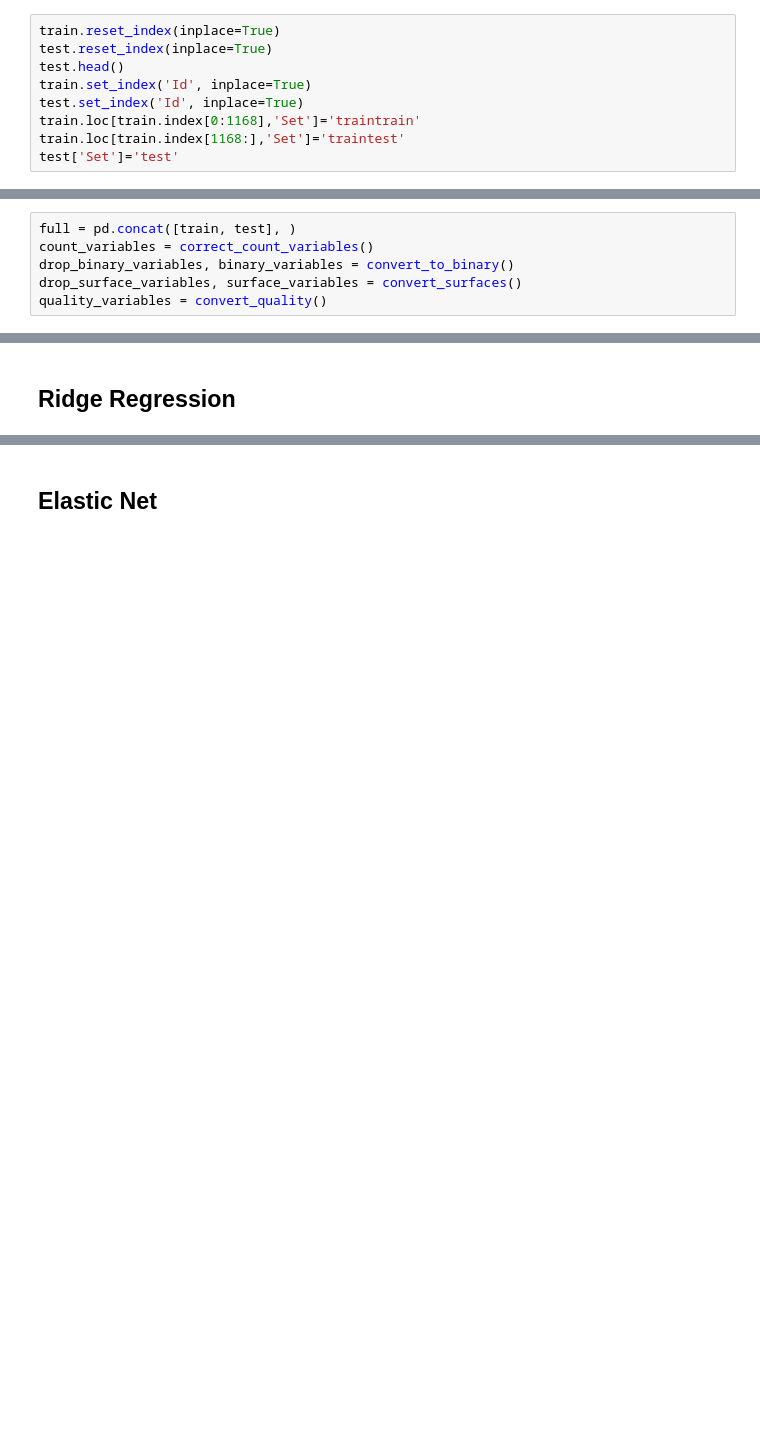
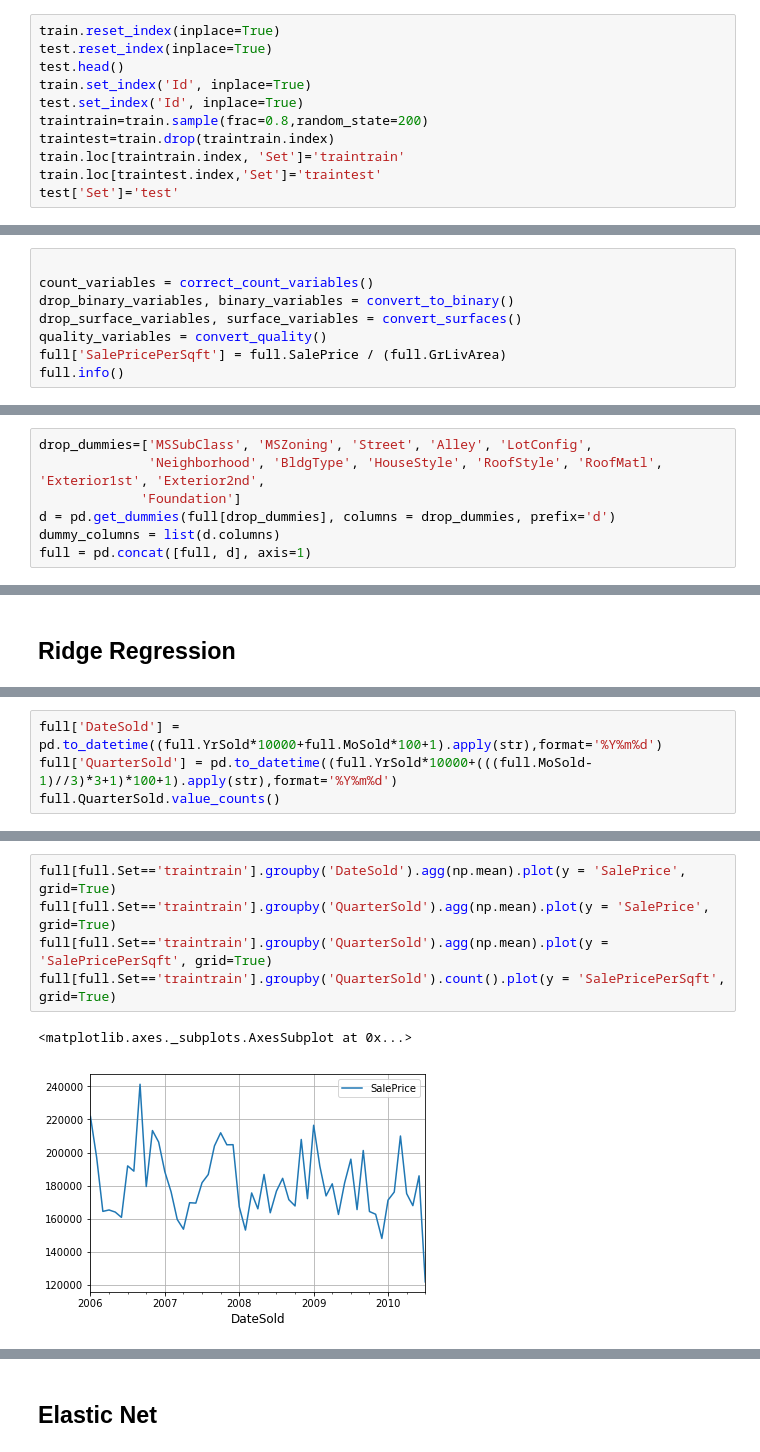
Before and after one commit to psciamma/Scikit-Learn-Projects, a Jupyter notebook: HousePrices_v5.ipynb, the cells around one changed output, grey strips where cells are left out. Saved outputs shown, nothing was run; the diff lists cells and outputs as text; blank space fills up the shorter version.

```diff
--- a/HousePrices_v5.ipynb
+++ b/HousePrices_v5.ipynb
@@ -28,8 +29,10 @@ test.reset_index(inplace=True)
 test.head()
 train.set_index('Id', inplace=True)
 test.set_index('Id', inplace=True)
-train.loc[train.index[0:1168],'Set']='traintrain'
-train.loc[train.index[1168:],'Set']='traintest'
+traintrain=train.sample(frac=0.8,random_state=200)
+traintest=train.drop(traintrain.index)
+train.loc[traintrain.index, 'Set']='traintrain'
+train.loc[traintest.index,'Set']='traintest'
 test['Set']='test'
 # %% [markdown]
 ## count variables
@@ -103,6 +128,8 @@ def convert_quality():
 # %%
-full = pd.concat([train, test], )
+
 count_variables = correct_count_variables()
 drop_binary_variables, binary_variables = convert_to_binary()
 drop_surface_variables, surface_variables = convert_surfaces()
 quality_variables = convert_quality()
+full['SalePricePerSqft'] = full.SalePrice / (full.GrLivArea)
+full.info()
@@ -288,2 +183,9 @@ memory usage: 205.2 KB
+# %%
+drop_dummies=['MSSubClass', 'MSZoning', 'Street', 'Alley', 'LotConfig',
+              'Neighborhood', 'BldgType', 'HouseStyle', 'RoofStyle', 'RoofMatl', 'Exterior1st', 'Exterior2nd',
+             'Foundation']
+d = pd.get_dummies(full[drop_dummies], columns = drop_dummies, prefix='d')
+dummy_columns = list(d.columns)
+full = pd.concat([full, d], axis=1)
 # %% [markdown]
 ## set up fields and training set
@@ -392,0 +313,4 @@ Pipeline(memory=None,
+# %%
+full['DateSold'] = pd.to_datetime((full.YrSold*10000+full.MoSold*100+1).apply(str),format='%Y%m%d')
+full['QuarterSold'] = pd.to_datetime((full.YrSold*10000+(((full.MoSold-1)//3)*3+1)*100+1).apply(str),format='%Y%m%d')
+full.QuarterSold.value_counts()
@@ -392,0 +338,8 @@ Pipeline(memory=None,
+# %%
+full[full.Set=='traintrain'].groupby('DateSold').agg(np.mean).plot(y = 'SalePrice', grid=True)
+full[full.Set=='traintrain'].groupby('QuarterSold').agg(np.mean).plot(y = 'SalePrice', grid=True)
+full[full.Set=='traintrain'].groupby('QuarterSold').agg(np.mean).plot(y = 'SalePricePerSqft', grid=True)
+full[full.Set=='traintrain'].groupby('QuarterSold').count().plot(y = 'SalePricePerSqft', grid=True)
+# %% [output]
+<matplotlib.axes._subplots.AxesSubplot at 0x...>
+[figure, added]
```
Also changed, not shown: parts of 64 cells of this notebook.
